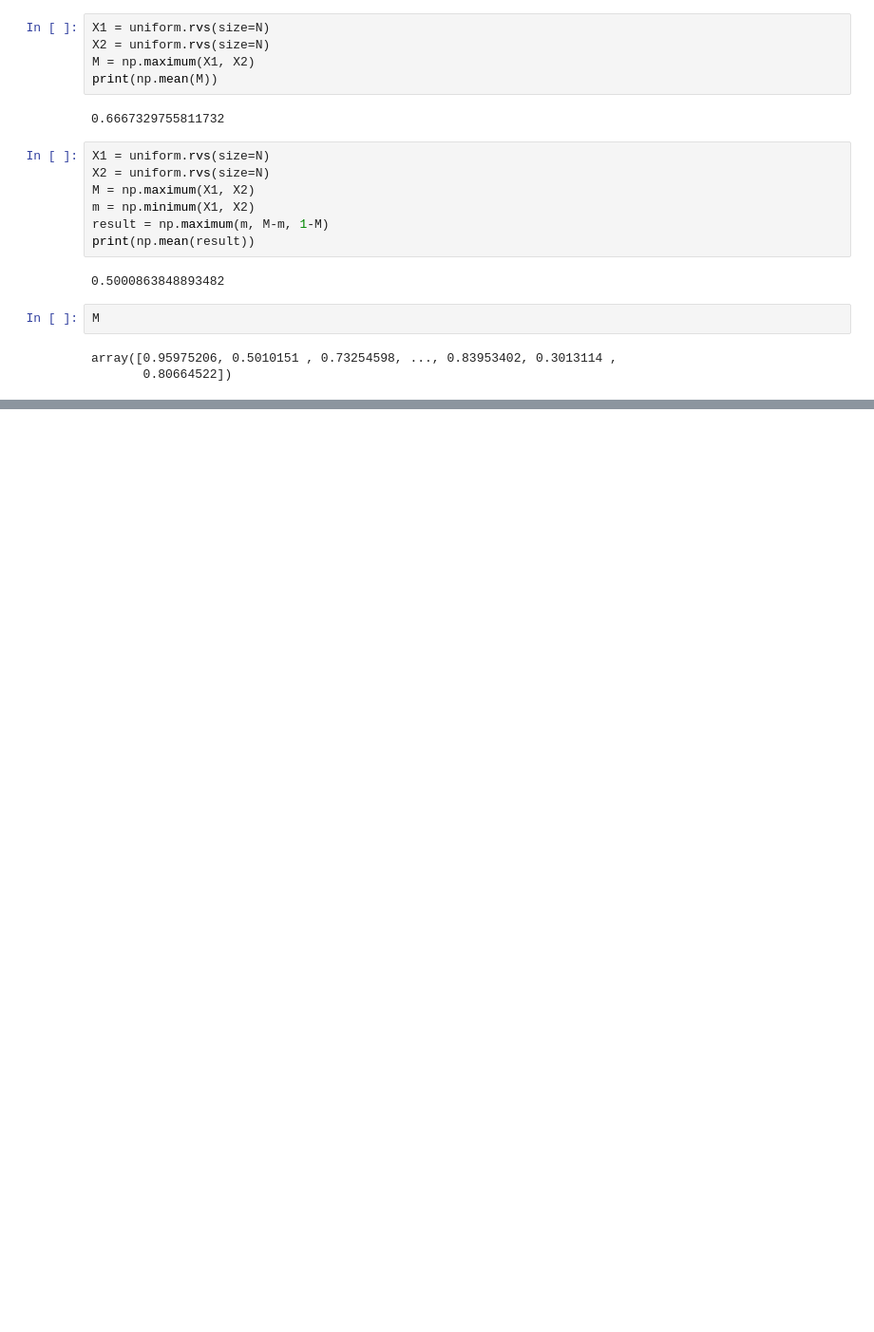
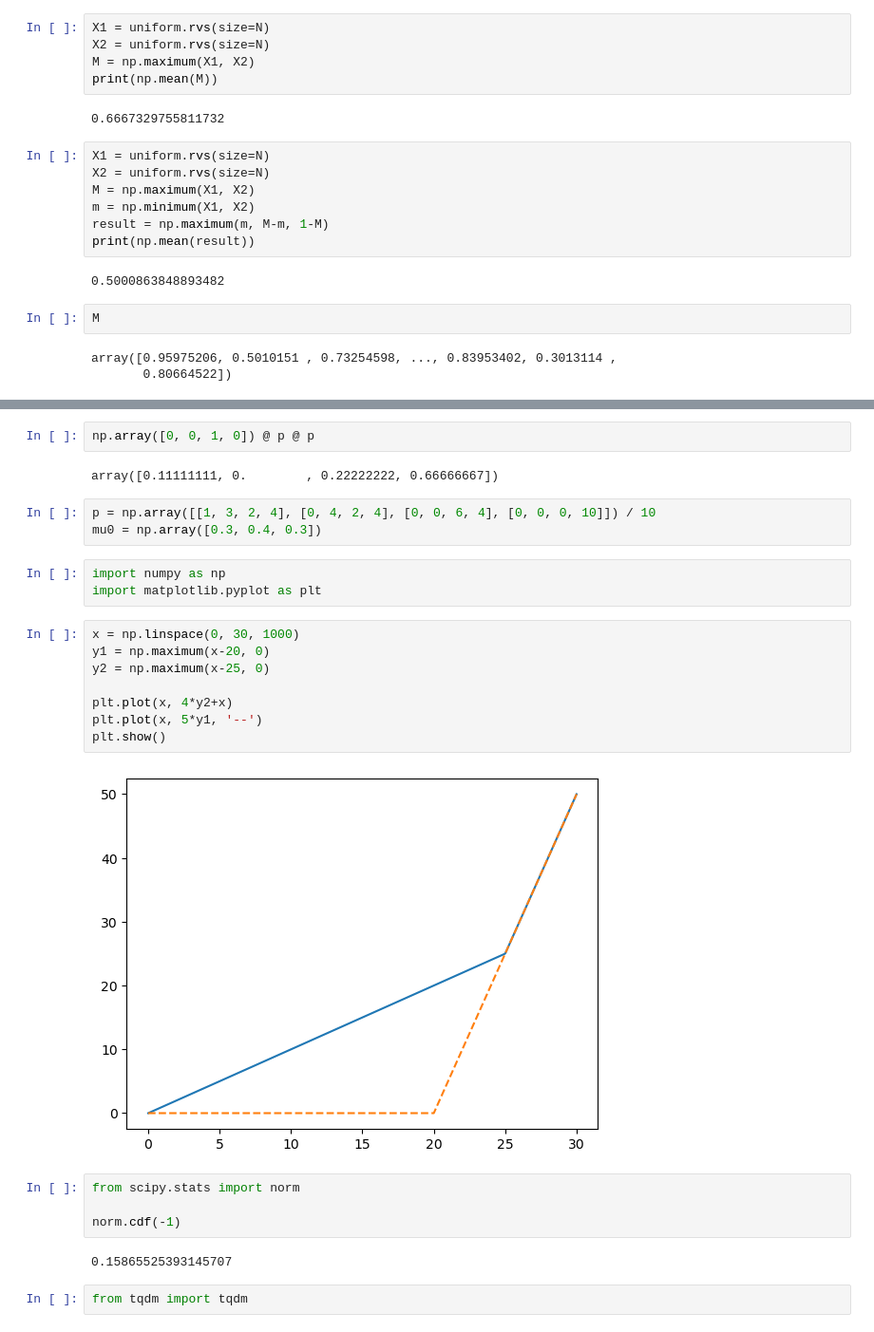
Before and after one commit to Stephen-Hodgson/All_of_Statistics, a Jupyter notebook: my_own_stats.ipynb, the cells around one changed output, grey strips where cells are left out. Shown: that part at 95% size. Cells and saved outputs as stored; diff of their text form; blank space fills up the shorter version.

```diff
--- a/my_own_stats.ipynb
+++ b/my_own_stats.ipynb
@@ -32,0 +41,28 @@ array([0.95975206, 0.5010151 , 0.73254598, ..., 0.83953402, 0.3013114 ,
+# %%
+np.array([0, 0, 1, 0]) @ p @ p
+# %% [output]
+array([0.11111111, 0.        , 0.22222222, 0.66666667])
+# %%
+p = np.array([[1, 3, 2, 4], [0, 4, 2, 4], [0, 0, 6, 4], [0, 0, 0, 10]]) / 10
+mu0 = np.array([0.3, 0.4, 0.3])
+# %%
+import numpy as np
+import matplotlib.pyplot as plt
+# %%
+x = np.linspace(0, 30, 1000)
+y1 = np.maximum(x-20, 0)
+y2 = np.maximum(x-25, 0)
+
+plt.plot(x, 4*y2+x)
+plt.plot(x, 5*y1, '--')
+plt.show()
+# %% [output]
+[figure, added]
+# %%
+from scipy.stats import norm
+
+norm.cdf(-1)
+# %% [output]
+0.15865525393145707
+# %%
+from tqdm import tqdm
```
Also changed, not shown: parts of 4 cells of this notebook, 4 other files.
